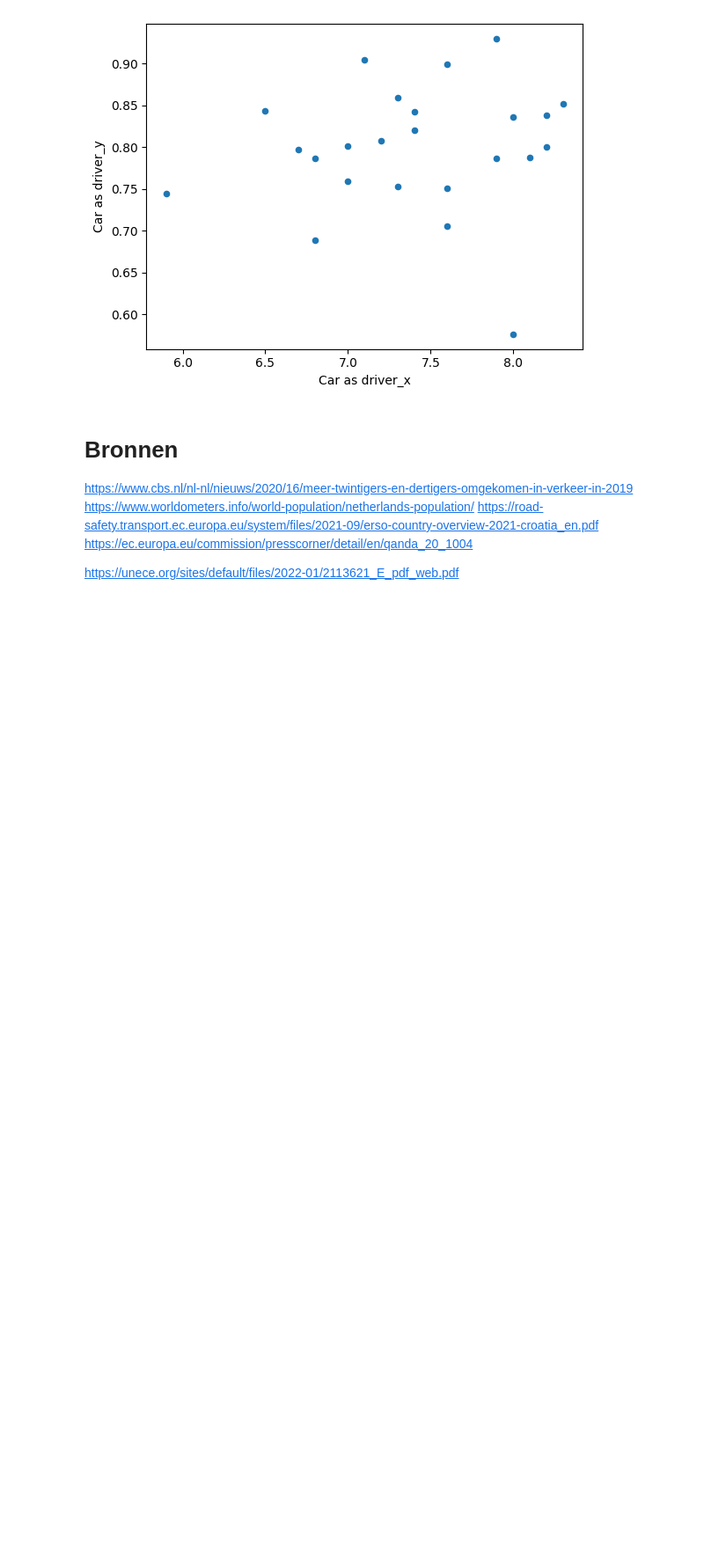
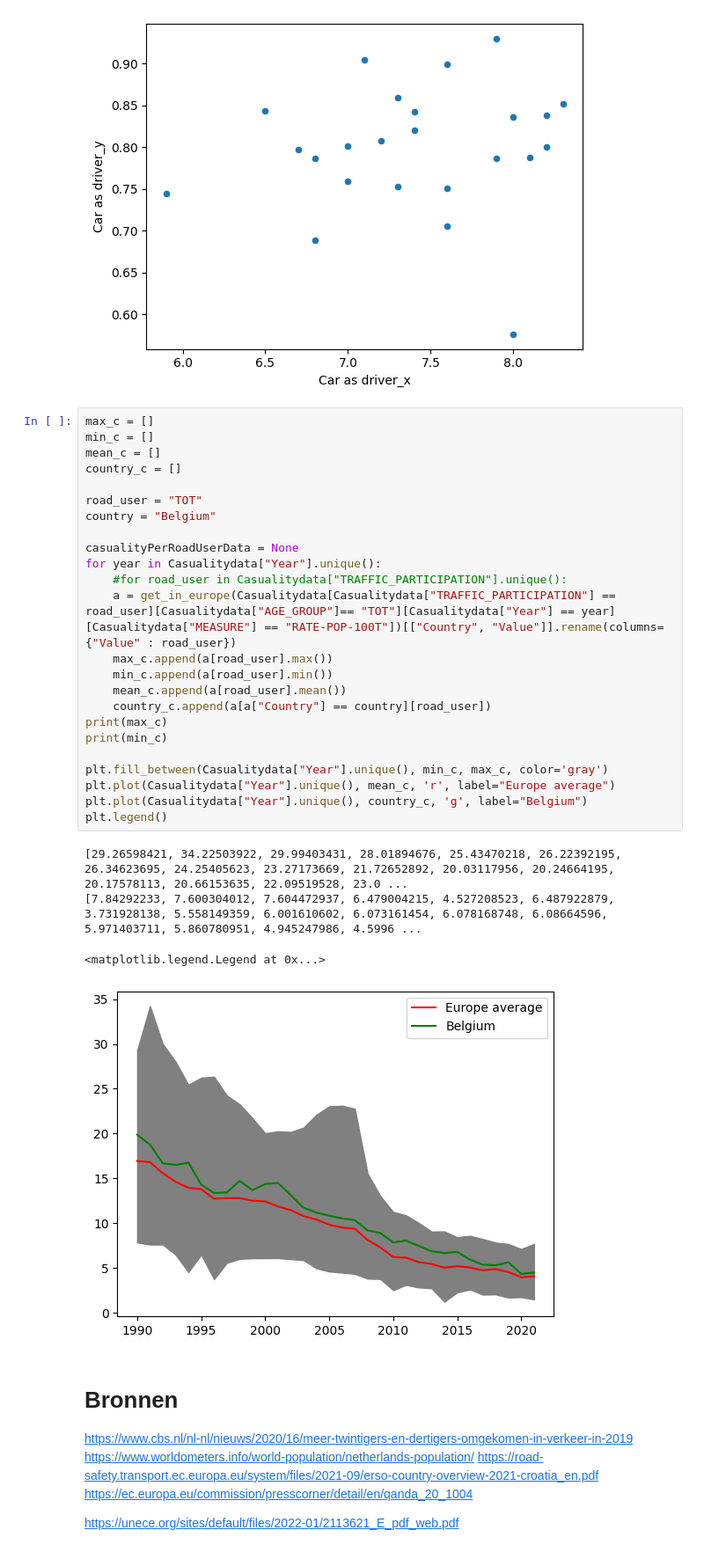
Before and after one commit to ThomSerg/InfoVis-Verkeersongevallen, a Jupyter notebook: db/Europe/Dataset creation.ipynb, the cells around one changed output. Shown at 88% size. Cells and saved outputs as stored; diff of their text form; blank space fills up the shorter version.

```diff
--- a/db/Europe/Dataset creation.ipynb
+++ b/db/Europe/Dataset creation.ipynb
@@ -372,6 +408,35 @@ pd.merge(safetyFeelingData, transportModesData, how="inner", on="Country").plot.
 [figure]
 [figure]
 [figure]
+# %%
+max_c = []
+min_c = []
+mean_c = []
+country_c = []
+
+road_user = "TOT"
+country = "Belgium"
+
+casualityPerRoadUserData = None
+for year in Casualitydata["Year"].unique():
+    #for road_user in Casualitydata["TRAFFIC_PARTICIPATION"].unique():
+    a = get_in_europe(Casualitydata[Casualitydata["TRAFFIC_PARTICIPATION"] == road_user][Casualitydata["AGE_GROUP"]== "TOT"][Casualitydata["Year"] == year][Casualitydata["MEASURE"] == "RATE-POP-100T"])[["Country", "Value"]].rename(columns={"Value" : road_user})
+    max_c.append(a[road_user].max())
+    min_c.append(a[road_user].min())
+    mean_c.append(a[road_user].mean())
+    country_c.append(a[a["Country"] == country][road_user])
+print(max_c)
+print(min_c)
+
+plt.fill_between(Casualitydata["Year"].unique(), min_c, max_c, color='gray')
+plt.plot(Casualitydata["Year"].unique(), mean_c, 'r', label="Europe average")
+plt.plot(Casualitydata["Year"].unique(), country_c, 'g', label="Belgium")
+plt.legend()
+# %% [output]
+[29.26598421, 34.22503922, 29.99403431, 28.01894676, 25.43470218, 26.22392195, 26.34623695, 24.25405623, 23.27173669, 21.72652892, 20.03117956, 20.24664195, 20.17578113, 20.66153635, 22.09519528, 23.0 ...
+[7.84292233, 7.600304012, 7.604472937, 6.479004215, 4.527208523, 6.487922879, 3.731928138, 5.558149359, 6.001610602, 6.073161454, 6.078168748, 6.08664596, 5.971403711, 5.860780951, 4.945247986, 4.5996 ...
+<matplotlib.legend.Legend at 0x...>
+[figure, added]
 # %% [markdown]
 # Bronnen
 
```
Also changed, not shown: parts of 4 cells of this notebook.
